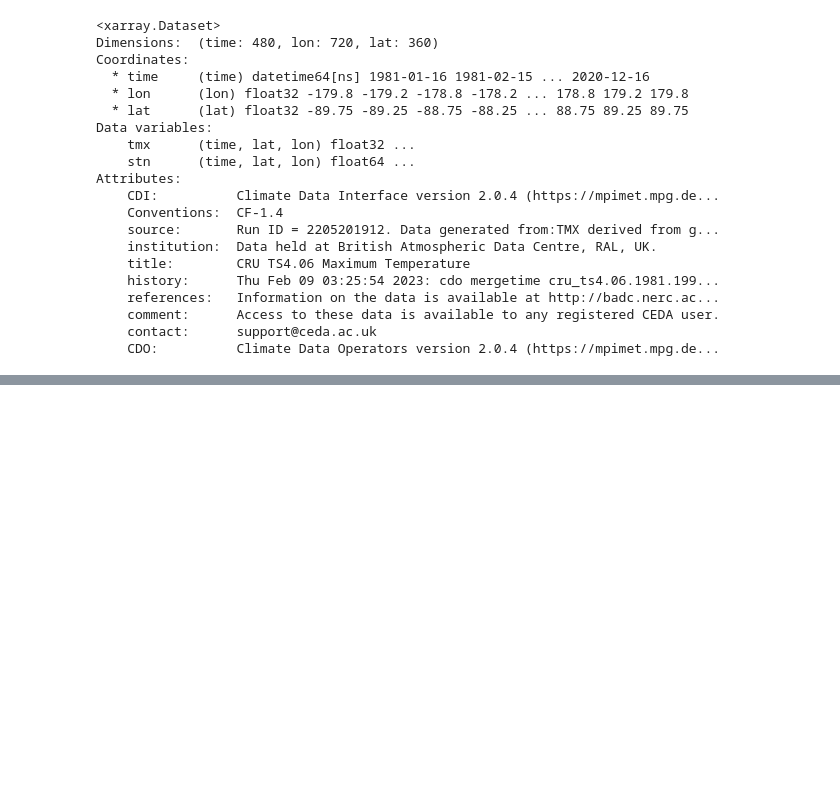
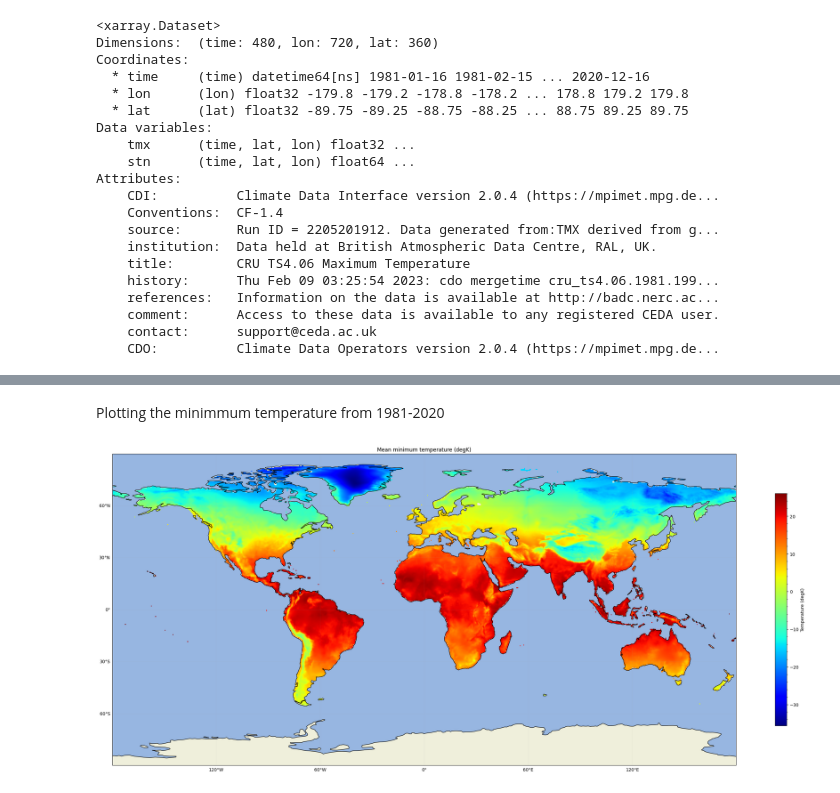
Before and after one commit to shiv3679/EES405, a Jupyter notebook: lab_session_02/session_2.ipynb, the cells around one changed output, grey strips where cells are left out. Drawn from its saved outputs; the diff is of its cells as text; code cells hidden in the pictures; blank space fills up the shorter version.

```diff
--- a/lab_session_02/session_2.ipynb
+++ b/lab_session_02/session_2.ipynb
@@ -878,0 +931,5 @@ Attributes:
+# %%
+lon = t_min_mean.lon
+lat = t_min_mean.lat
+
+print(len(lon), len(lat))
@@ -878,0 +944,36 @@ Attributes:
+# %% [markdown]
+Plotting the minimmum temperature from 1981-2020
+# %%
+
+
+fig = plt.figure(figsize=(32,32))
+ax = fig.add_subplot(1,1,1,projection=ccrs.PlateCarree(central_longitude=0.0, globe=None))
+
+mp = ax.imshow(t_min_mean,extent=(lon.min(),lon.max(),lat.min(),lat.max()),cmap='jet',origin='lower')
+plt.title('Mean minimum temperature (degC)')
+# plt.legend(['Temp'])
+
+states_provinces = cfeature.NaturalEarthFeature(
+        category='cultural',
+        name='admin_1_states_provinces_lines',
+        scale='10m',
+        facecolor='none')
+# ax.add_feature(cfeature.BORDERS,edgecolor='blue')
+# ax.add_feature(states_provinces, edgecolor='blue')
+
+ax.add_feature(cfeature.LAND)
+ax.add_feature(cfeature.COASTLINE)
+ax.add_feature(cfeature.OCEAN)
+
+
+cbar = fig.colorbar(mp, shrink=0.3,label='Temperature (degC)')
+cbar.minorticks_on()
+
+#adding the long lat grids and enabling the tick labels
+gl = ax.gridlines(draw_labels=True,alpha=0.1)
+gl.top_labels = False
+gl.right_labels = False
+
+# plt.savefig("long_term_mean.png",dpi=330)
+# %% [output]
+[figure, added]
```
Also changed, not shown: parts of 14 cells of this notebook.
